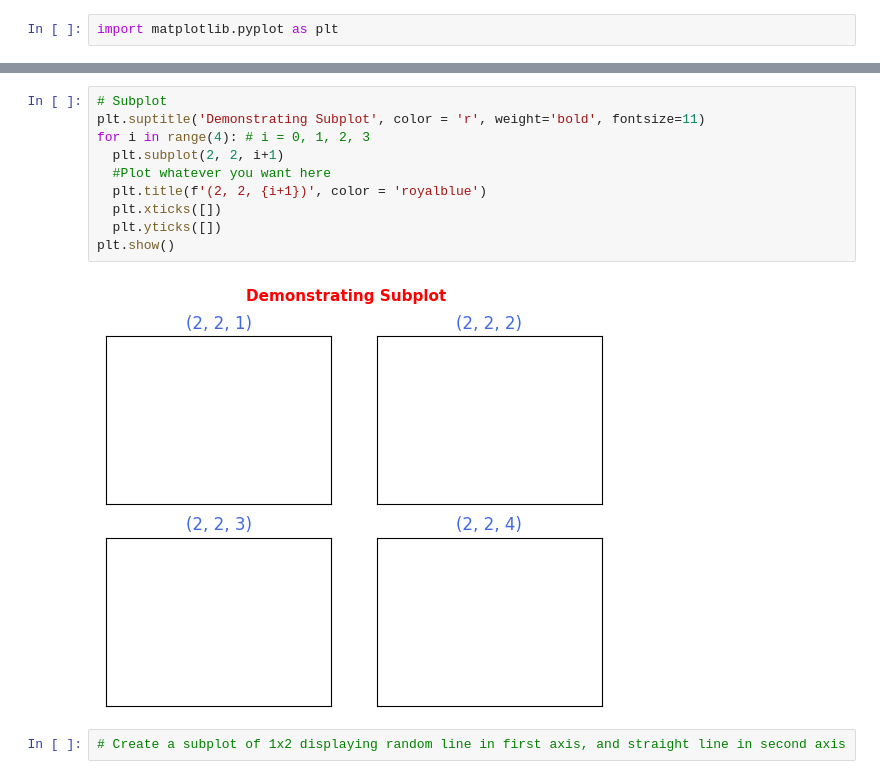
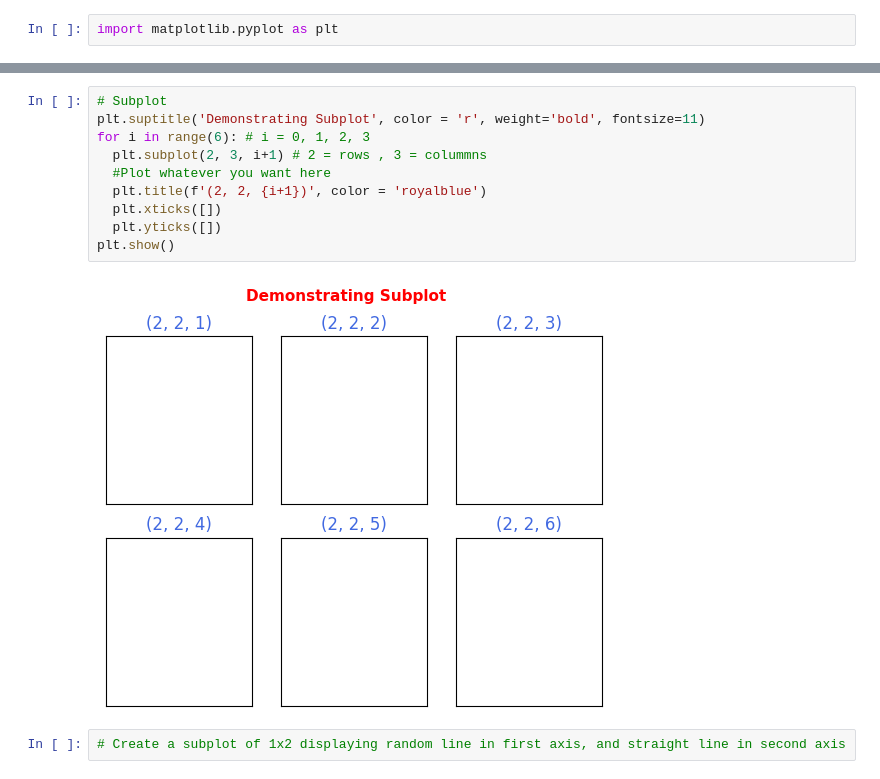
Before and after one commit to MauricioRPF/Astronomy-Machine-Learning, a Jupyter notebook: Cap.02/Cap.02.02.ipynb, the cells around one changed output, grey strips where cells are left out. Drawn from its saved outputs; the diff is of its cells as text.

```diff
--- a/Cap.02/Cap.02.02.ipynb
+++ b/Cap.02/Cap.02.02.ipynb
@@ -301,14 +301,14 @@ plt.show()
 # %%
 # Subplot
 plt.suptitle('Demonstrating Subplot', color = 'r', weight='bold', fontsize=11)
-for i in range(4): # i = 0, 1, 2, 3
-  plt.subplot(2, 2, i+1)
+for i in range(6): # i = 0, 1, 2, 3
+  plt.subplot(2, 3, i+1) # 2 = rows , 3 = colummns
   #Plot whatever you want here
   plt.title(f'(2, 2, {i+1})', color = 'royalblue')
   plt.xticks([])
   plt.yticks([])
 plt.show()
 # %% [output]
-[figure, old version]
+[figure, new version]
 # %%
 # Create a subplot of 1x2 displaying random line in first axis, and straight line in second axis
```
Also changed, not shown: parts of 3 cells of this notebook.
